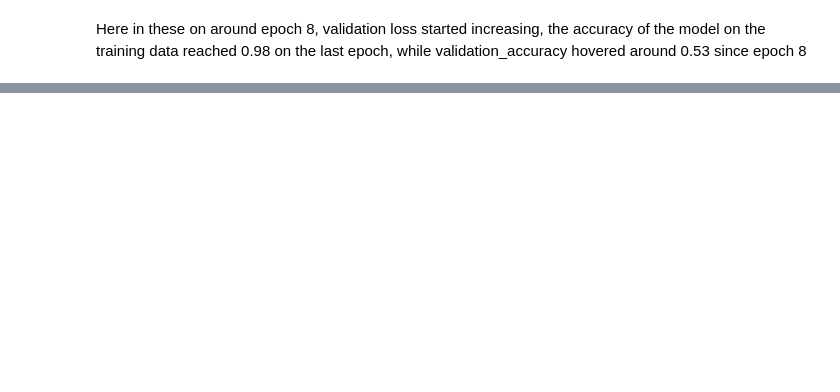
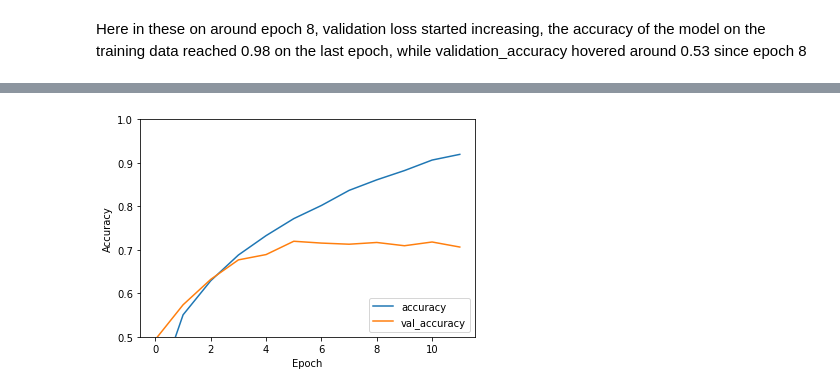
Before and after one commit to sssskipjack/CIFAR-10-Classification-model, a Jupyter notebook: CIFAR-10-CLASSIFICATION.ipynb, the cells around one changed output, grey strips where cells are left out. Saved outputs shown, nothing was run; the diff lists cells and outputs as text; code cells hidden in the pictures; blank space fills up the shorter version.

```diff
--- a/CIFAR-10-CLASSIFICATION.ipynb
+++ b/CIFAR-10-CLASSIFICATION.ipynb
@@ -445,0 +462,12 @@ Here in these on around epoch 8, validation loss started increasing, the accurac
+# %%
+data = None
+data = np.concatenate([batch1[b'data'],
+                       batch2[b'data'],
+                       batch3[b'data'],
+                       batch4[b'data'],
+                       batch5[b'data'],
+ ])
+# %%
+model = create_model()
+model.compile(optimizer='adam',loss= "SparseCategoricalCrossentropy",metrics=['accuracy'])
+model.summary()
@@ -445,0 +492,8 @@ Here in these on around epoch 8, validation loss started increasing, the accurac
+# %%
+X_train = convert_dataset(data[:40000])
+X_test = convert_dataset(data[40000:50000])
+
+y_train = np.array(labels[:40000])
+y_test = np.array(labels[40000:50000])
+# %%
+statistic_5 = model.fit(X_train, y_train,batch_size = 32, epochs=12, validation_data=(X_test, y_test),shuffle = True)
@@ -445,0 +518,11 @@ Here in these on around epoch 8, validation loss started increasing, the accurac
+# %%
+plt.plot(statistic_5.history['accuracy'], label='accuracy')
+plt.plot(statistic_5.history['val_accuracy'], label = 'val_accuracy')
+
+plt.xlabel('Epoch')
+plt.ylabel('Accuracy')
+plt.ylim([0.5, 1])
+plt.legend(loc='lower right')
+
+test_loss, test_acc = model.evaluate(X_test,  y_test, verbose=2)
+# %% [output]
@@ -445,0 +530 @@ Here in these on around epoch 8, validation loss started increasing, the accurac
+[figure, added]
```
Also changed, not shown: parts of 17 cells of this notebook, 3 other files.
